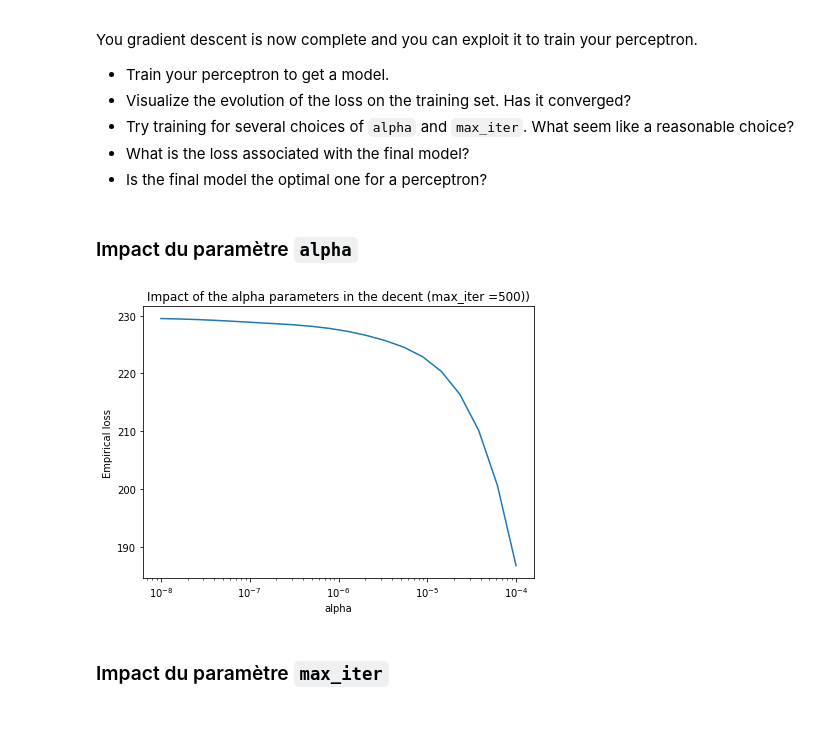
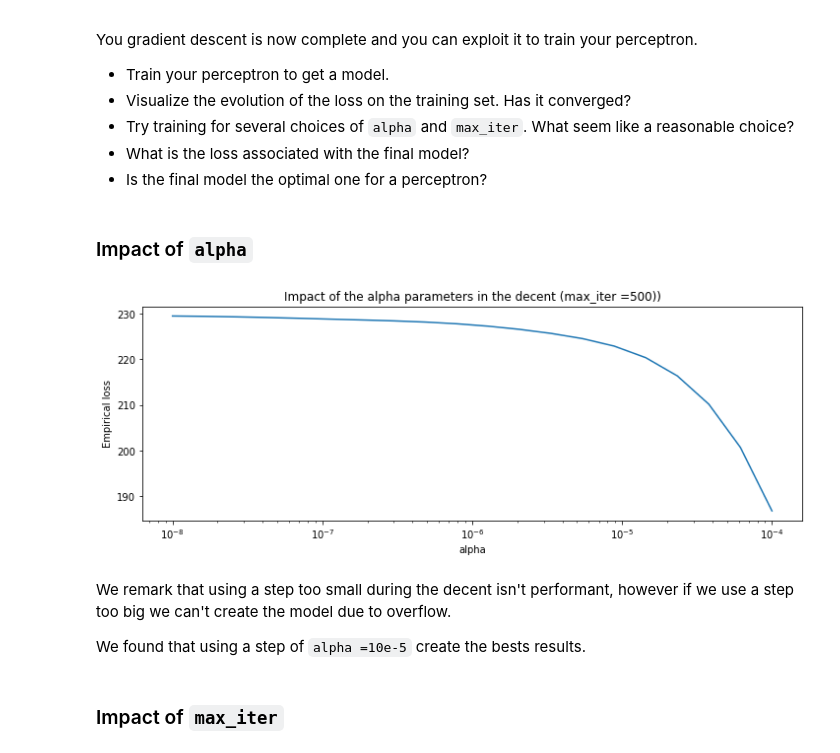
Before and after one commit to Vatosoa285/TP_ML, a Jupyter notebook: lab_2/perceptron.ipynb, the cells around one changed output. Cells and saved outputs as stored; diff of their text form; code cells hidden in the pictures; blank space fills up the shorter version.

```diff
--- a/lab_2/perceptron.ipynb
+++ b/lab_2/perceptron.ipynb
@@ -198,7 +202,7 @@ You gradient descent is now complete and you can exploit it to train your percep
 w_init = np.ones((len(X[0])))
 w_final = descent(w_init, X, Y, alpha = 10e-8, max_iter=100)
 # %% [markdown]
-### Impact du paramètre `alpha`
+### Impact of `alpha`
 # %%
 Alphas=np.logspace(-8,-4,20,base=10)
 LossAlpha=[]
@@ -206,17 +210,20 @@ for alpha in Alphas:
     w_final = descent(w_init, X, Y, alpha = alpha, max_iter=500)
     LossAlpha.append(emp_loss(w_final, X, Y))
 # %%
-plt.figure(figsize=(7,5))
 plt.plot(Alphas,LossAlpha)
 plt.title('Impact of the alpha parameters in the decent (max_iter =500))')
 plt.xlabel('alpha')
 plt.xscale('log')
 plt.ylabel('Empirical loss')
 plt.show()
 # %% [output]
-[figure, old version]
+[figure, new version]
+# %% [markdown]
+We remark that using a step too small during the decent isn't performant, however if we use a step too big we can't create the model due to overflow.
+
+We found that using a step of `alpha =10e-5` create the bests results.
 # %% [markdown]
-### Impact du paramètre `max_iter`
+### Impact of `max_iter`
 # %%
 #Code sample that can be used to visualize the difference between the ground truth and the prediction
 Iters=np.logspace(1,4,20).astype(int)
```
Also changed, not shown: parts of 11 cells of this notebook, 5 other files.
